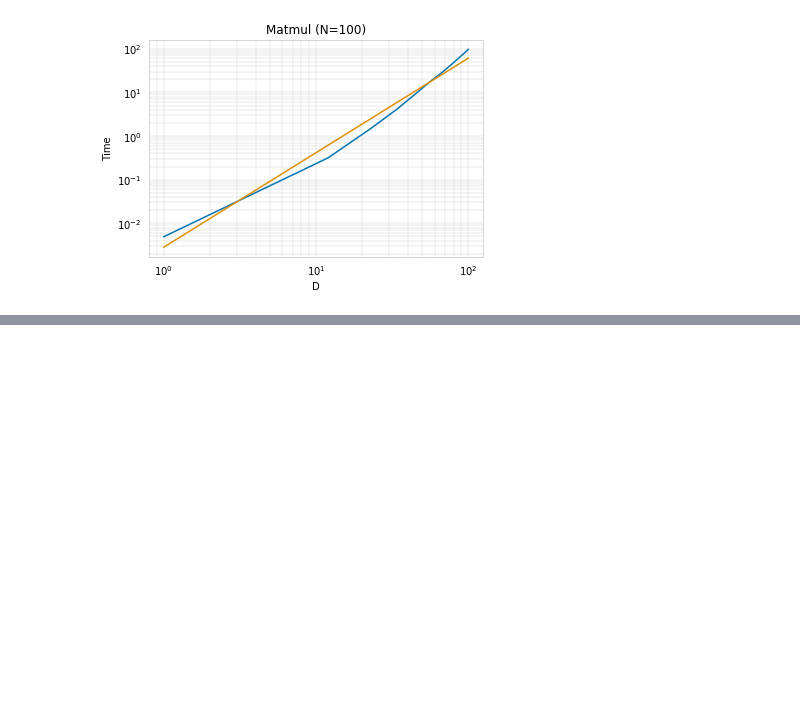
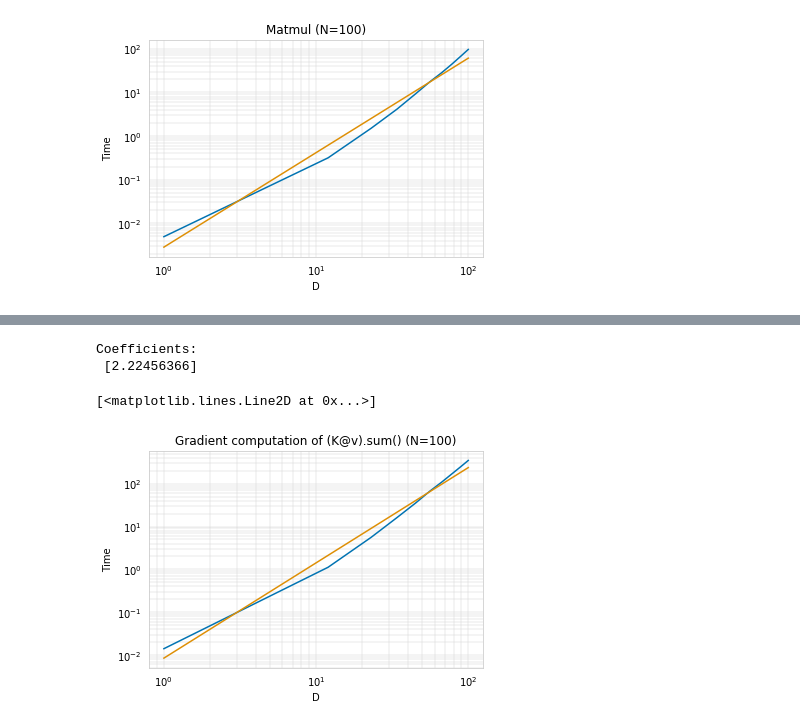
Before and after one commit to activatedgeek/simplex-gp, a Jupyter notebook: asymptotics.ipynb, the cells around one changed output, grey strips where cells are left out. Saved outputs shown, nothing was run; the diff lists cells and outputs as text; code cells hidden in the pictures; blank space fills up the shorter version.

```diff
--- a/asymptotics.ipynb
+++ b/asymptotics.ipynb
@@ -73,0 +100,23 @@ Coefficients:
+# %%
+import timeit
+
+D_vary = []
+for D in D_vals:
+    N = 1000
+    x = torch.randn(N, D, requires_grad=True)
+    K = BilateralKernel()(x)
+    v = torch.randn(N, 1, requires_grad=True)
+    sum = (K @ v).sum()
+    def gradient():
+        torch.autograd.grad(sum, [x, v], retain_graph=True)
+        x.grad = None
+        v.grad = None
+        return
+    time = timeit.timeit(gradient, number=10)
+
+    D_vary.append([N, D, time])
+
+    del x
+    del K
+    del v
+    del gradient
@@ -73,0 +134,16 @@ Coefficients:
+# %%
+from sklearn.linear_model import LinearRegression
+import numpy as np
+regr = LinearRegression()
+regr.fit(np.log(D_vary["D"].to_numpy()[:, None]), np.log(D_vary["Time"]))
+print('Coefficients: \n', regr.coef_)
+pred_time = regr.predict(np.log(D_vary["D"].to_numpy()[:, None]))
+
+ax = sns.lineplot(data=D_vary, x="D", y="Time")
+ax.set(title="Gradient computation of (K@v).sum() (N=100)", xscale="log", yscale="log")
+ax.plot(D_vary["D"].to_numpy(), np.exp(pred_time))
+# %% [output]
+Coefficients:
+ [2.22456366]
+[<matplotlib.lines.Line2D at 0x...>]
+[figure, added]
```
Also changed, not shown: parts of 8 cells of this notebook.
